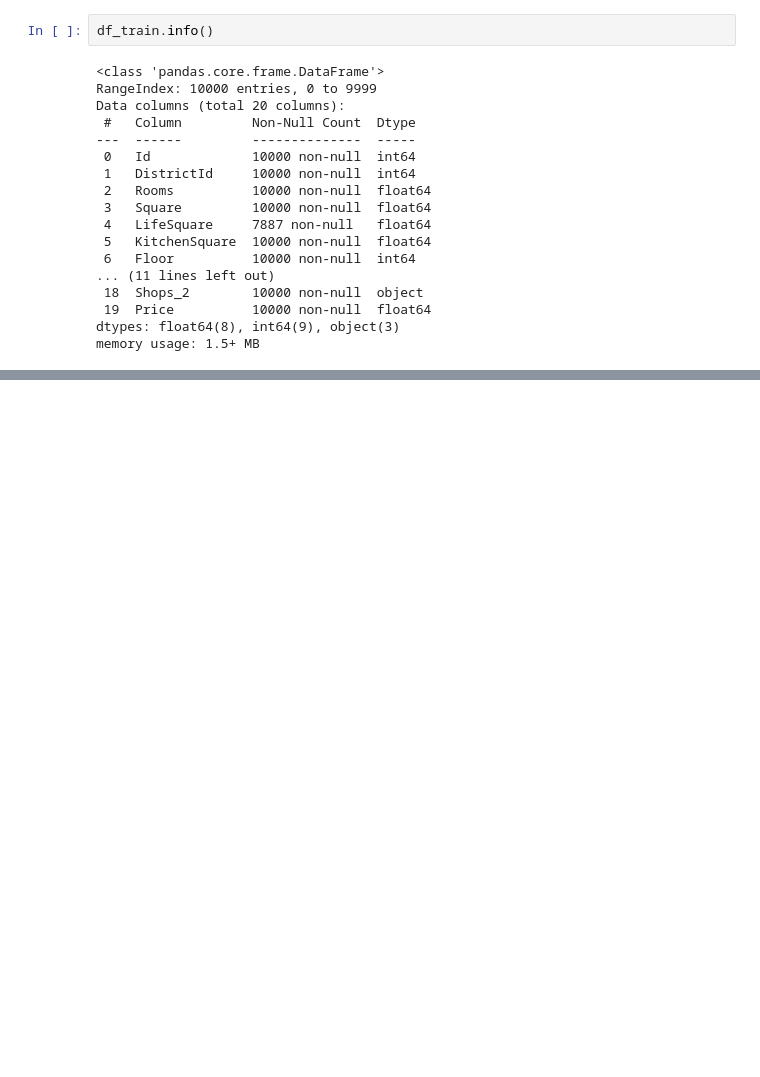
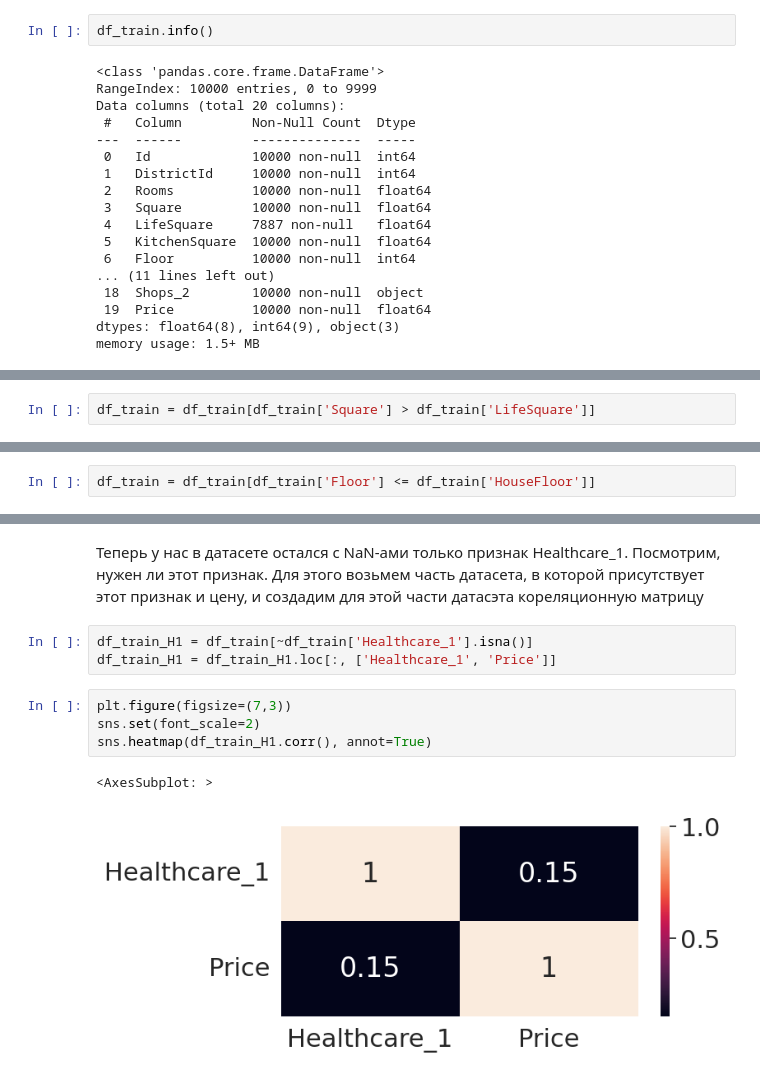
Before and after one commit to nickogee/gb_Python_for_DS, a Jupyter notebook: Course_project/Project.ipynb, the cells around one changed output, grey strips where cells are left out. Saved outputs shown, nothing was run; the diff lists cells and outputs as text; blank space fills up the shorter version.

```diff
--- a/Course_project/Project.ipynb
+++ b/Course_project/Project.ipynb
@@ -183,0 +257,2 @@ Text(0.5, 1.0, 'train')
+# %%
+df_train = df_train[df_train['Square'] > df_train['LifeSquare']]
@@ -183,0 +267,2 @@ Text(0.5, 1.0, 'train')
+# %%
+df_train = df_train[df_train['Floor'] <= df_train['HouseFloor']]
@@ -183,0 +289,13 @@ Text(0.5, 1.0, 'train')
+# %% [markdown]
+Теперь у нас в датасете остался с NaN-ами только признак Healthcare_1. Посмотрим, нужен ли этот признак.
+Для этого возьмем часть датасета, в которой присутствует этот признак и цену, и создадим для этой части датасэта кореляционную матрицу
+# %%
+df_train_H1 = df_train[~df_train['Healthcare_1'].isna()]
+df_train_H1 = df_train_H1.loc[:, ['Healthcare_1', 'Price']]
+# %%
+plt.figure(figsize=(7,3))
+sns.set(font_scale=2)
+sns.heatmap(df_train_H1.corr(), annot=True)
+# %% [output]
+<AxesSubplot: >
+[figure, added]
```
Also changed, not shown: parts of 46 cells of this notebook.
